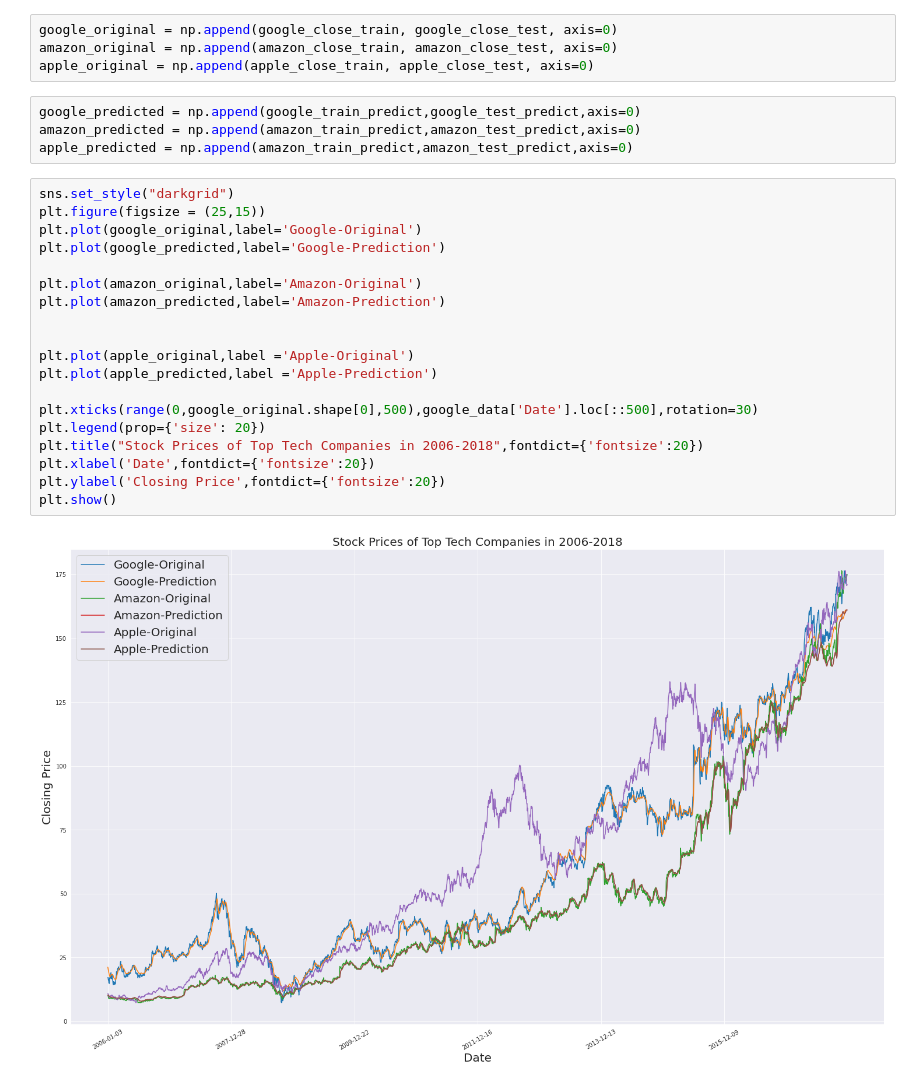
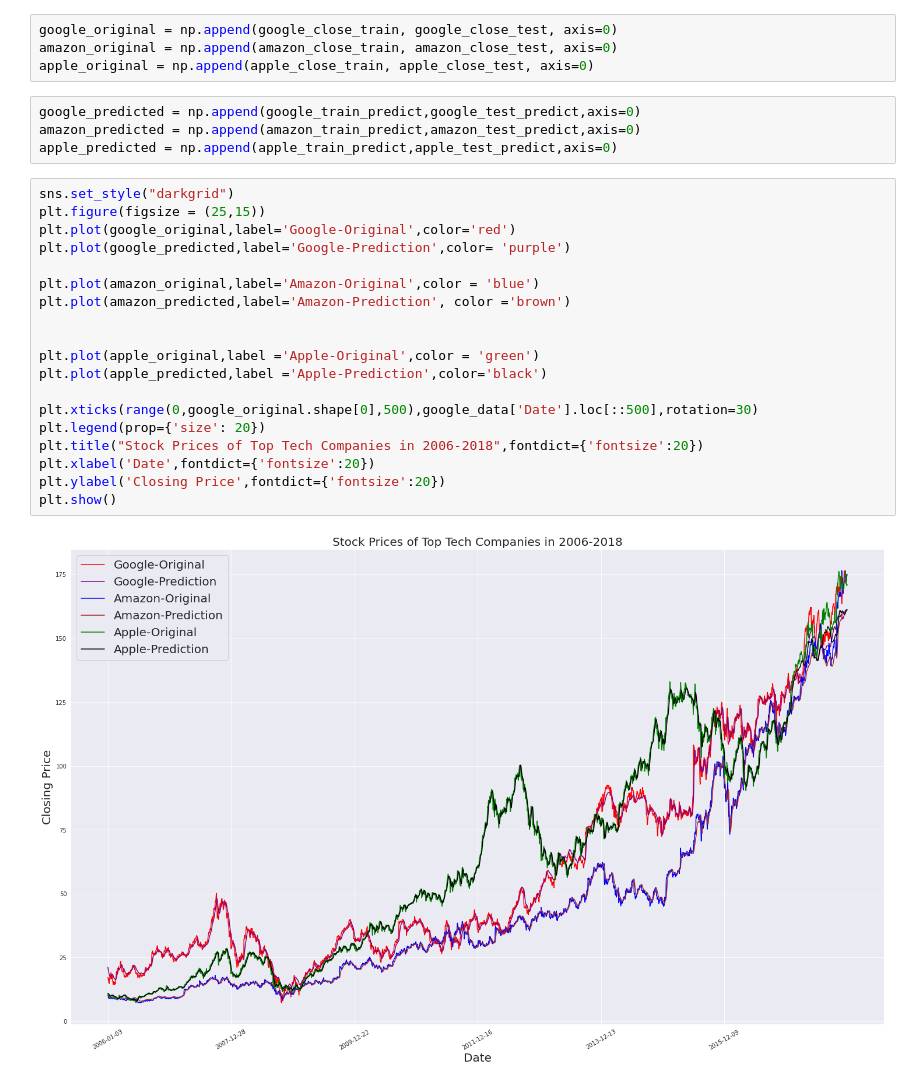
Before and after one commit to shreyas1209/Stock-Market-Prediction, a Jupyter notebook: Stock_Market_Predictions.ipynb, the cells around one changed output. Saved outputs shown, nothing was run; the diff lists cells and outputs as text.

```diff
--- a/Stock_Market_Predictions.ipynb
+++ b/Stock_Market_Predictions.ipynb
@@ -316,25 +316,25 @@ apple_original = np.append(apple_close_train, apple_close_test, axis=0)
 # %%
 google_predicted = np.append(google_train_predict,google_test_predict,axis=0)
 amazon_predicted = np.append(amazon_train_predict,amazon_test_predict,axis=0)
-apple_predicted = np.append(amazon_train_predict,amazon_test_predict,axis=0)
+apple_predicted = np.append(apple_train_predict,apple_test_predict,axis=0)
 # %%
 sns.set_style("darkgrid")
 plt.figure(figsize = (25,15))
-plt.plot(google_original,label='Google-Original')
-plt.plot(google_predicted,label='Google-Prediction')
+plt.plot(google_original,label='Google-Original',color='red')
+plt.plot(google_predicted,label='Google-Prediction',color= 'purple')
 
-plt.plot(amazon_original,label='Amazon-Original')
-plt.plot(amazon_predicted,label='Amazon-Prediction')
+plt.plot(amazon_original,label='Amazon-Original',color = 'blue')
+plt.plot(amazon_predicted,label='Amazon-Prediction', color ='brown')
 
 
-plt.plot(apple_original,label ='Apple-Original')
-plt.plot(apple_predicted,label ='Apple-Prediction')
+plt.plot(apple_original,label ='Apple-Original',color = 'green')
+plt.plot(apple_predicted,label ='Apple-Prediction',color='black')
 
 plt.xticks(range(0,google_original.shape[0],500),google_data['Date'].loc[::500],rotation=30)
 plt.legend(prop={'size': 20})
 plt.title("Stock Prices of Top Tech Companies in 2006-2018",fontdict={'fontsize':20})
 plt.xlabel('Date',fontdict={'fontsize':20})
 plt.ylabel('Closing Price',fontdict={'fontsize':20})
 plt.show()
 # %% [output]
-[figure, old version]
+[figure, new version]
```
